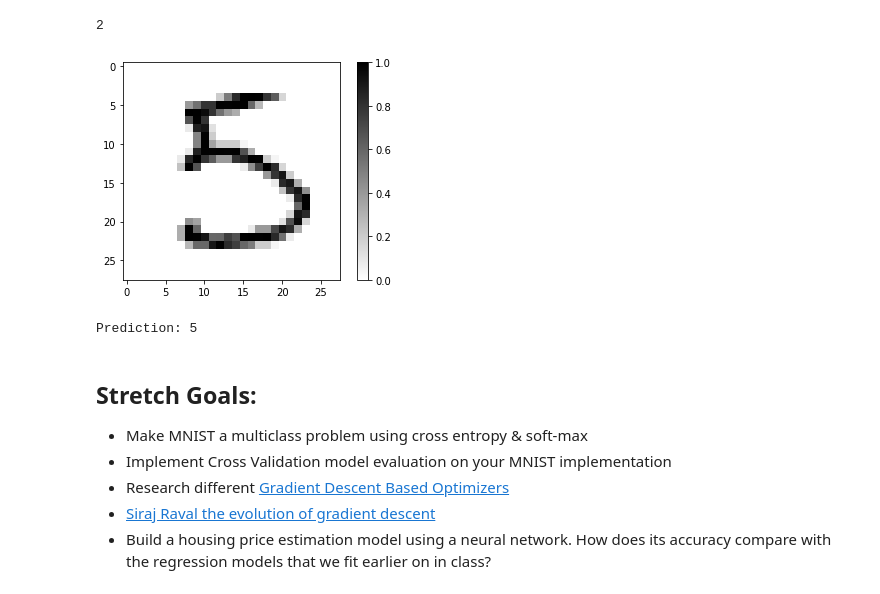
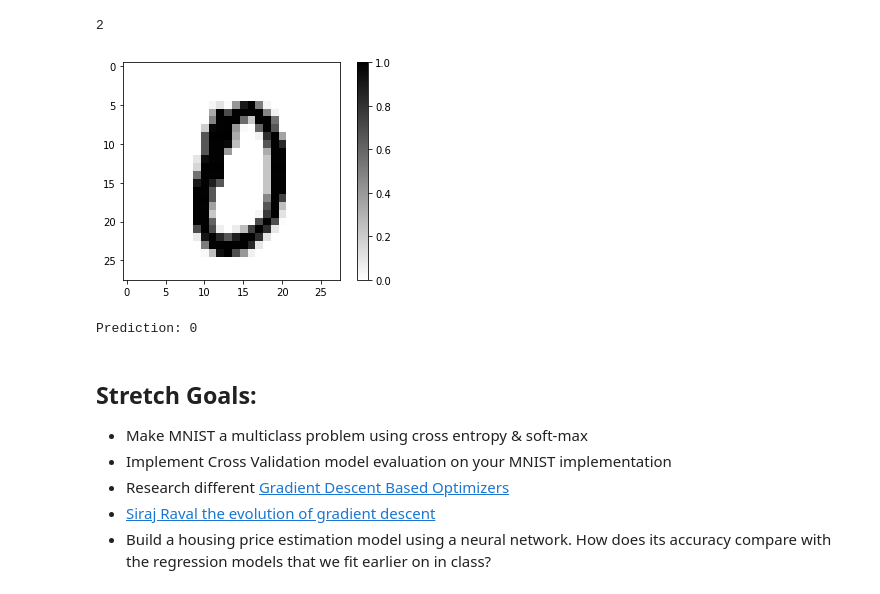
Before and after one commit to ErikSeguinte/DS-Unit-4-Sprint-2-Neural-Networks, a Jupyter notebook: module2-backpropagation/LS_DS_422_Backprop_Assignment.ipynb, the cells around one changed output. Cells and saved outputs as stored; diff of their text form; code cells hidden in the pictures.

```diff
--- a/module2-backpropagation/LS_DS_422_Backprop_Assignment.ipynb
+++ b/module2-backpropagation/LS_DS_422_Backprop_Assignment.ipynb
@@ -261,10 +286,10 @@ def predict(i):
     print()
     print(f"Prediction: {np.argmax(predictions[i])}")
 # %%
-predict(15)
+predict(55)
 # %% [output]
-[figure, old version]
+[figure, new version]
-Prediction: 5
+Prediction: 0
 # %% [markdown]
 ## Stretch Goals:
 
```
Also changed, not shown: parts of 8 cells of this notebook.
